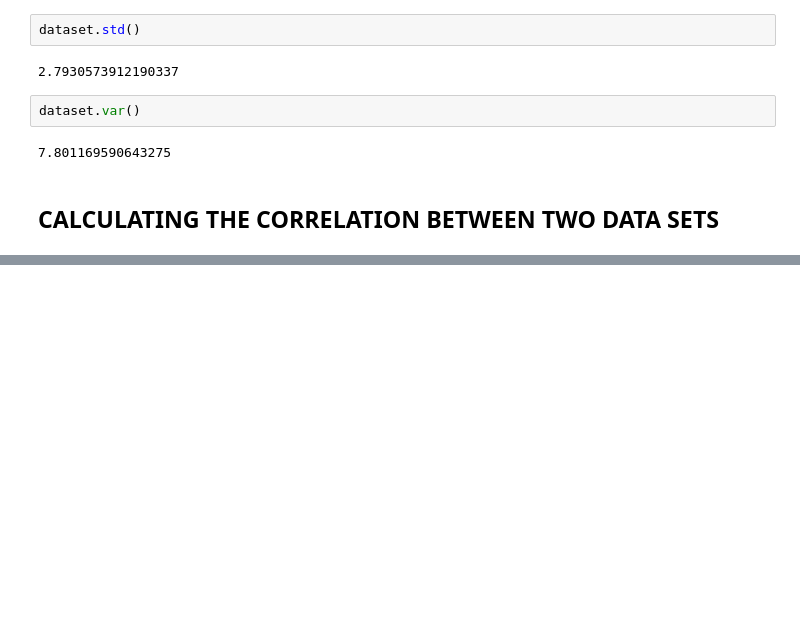
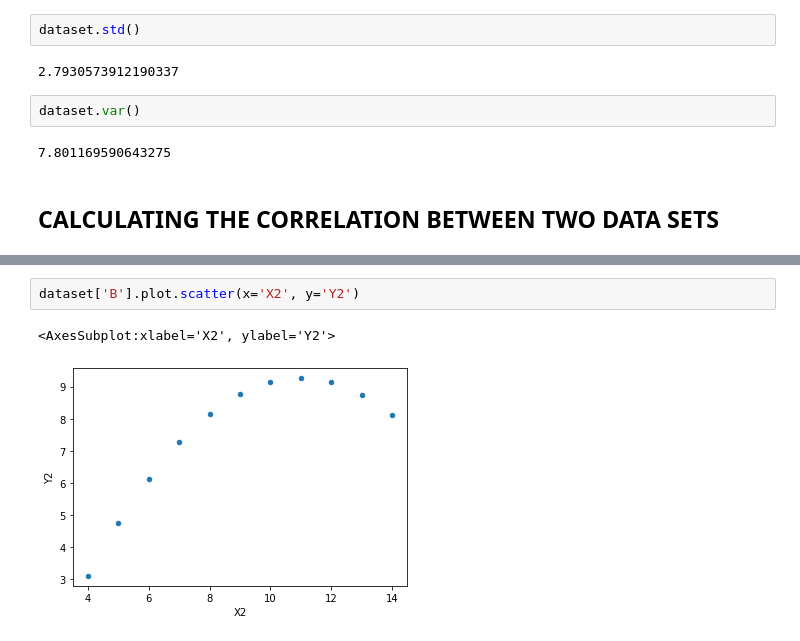
Before and after one commit to ferreiramr/livroDoingMathWithPython_AmitSaha, a Jupyter notebook: chapter03_DescribinDataWithStatistics.ipynb, the cells around one changed output, grey strips where cells are left out. Saved outputs shown, nothing was run; the diff lists cells and outputs as text; blank space fills up the shorter version.

```diff
--- a/chapter03_DescribinDataWithStatistics.ipynb
+++ b/chapter03_DescribinDataWithStatistics.ipynb
@@ -101,0 +246,5 @@ dataset.var()
+# %%
+dataset['B'].plot.scatter(x='X2', y='Y2')
+# %% [output]
+<AxesSubplot:xlabel='X2', ylabel='Y2'>
+[figure, added]
```
Also changed, not shown: parts of 27 cells of this notebook, 1 other file.
